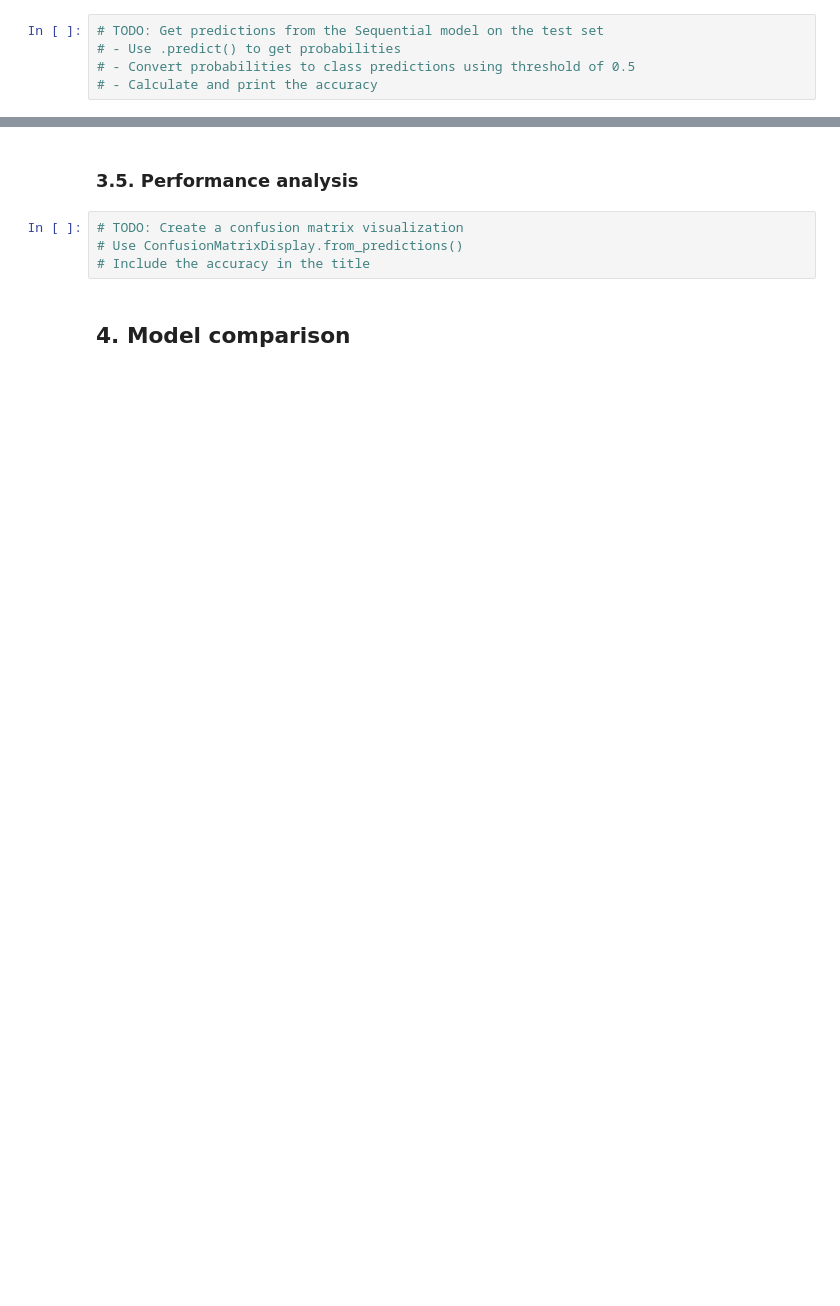
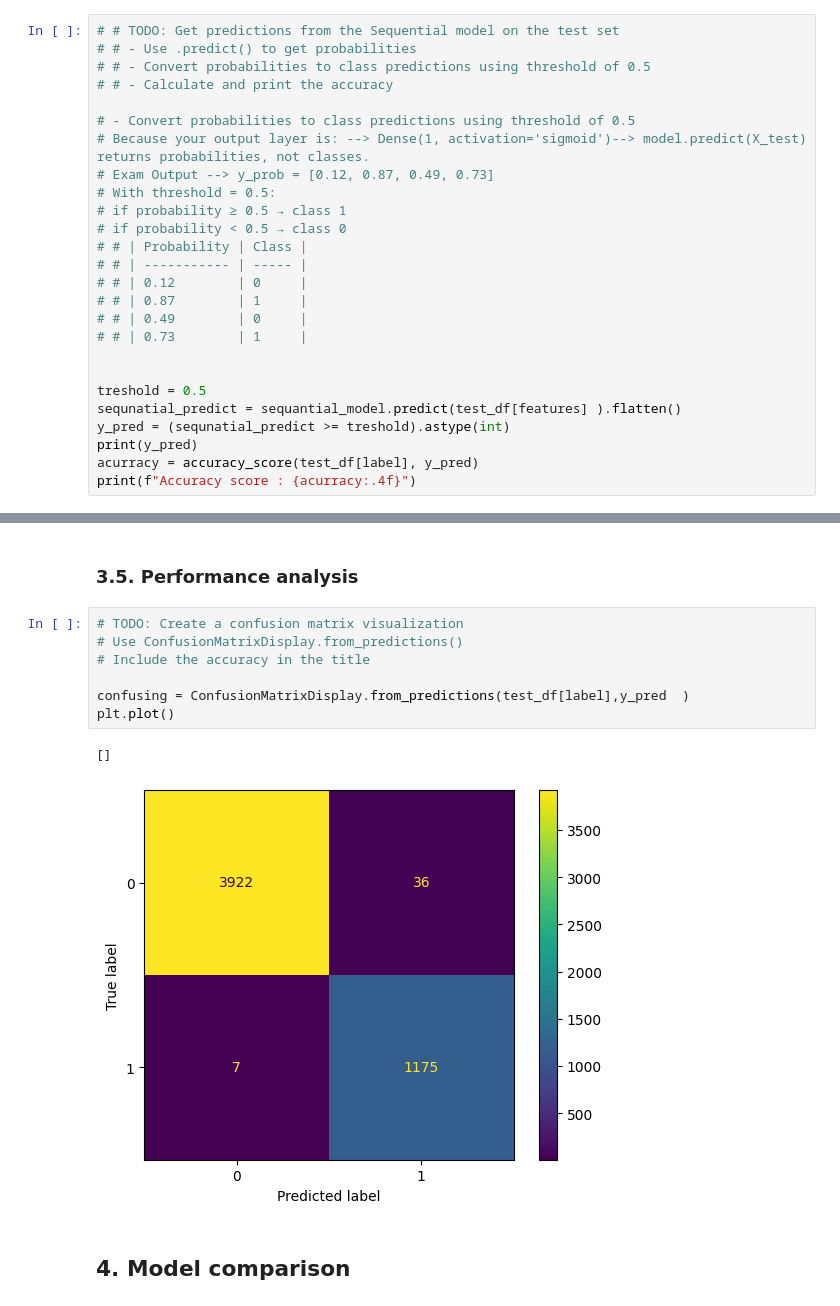
Before and after one commit to Mesterumit/tensorflow-CPU-fork, a Jupyter notebook: Lesson_28_activity (1).ipynb, the cells around one changed output, grey strips where cells are left out. Cells and saved outputs as stored; diff of their text form; blank space fills up the shorter version.

Commit message:
finished sequantial api model and compare it with logistic regression using Confusing Matrix

```diff
--- a/Lesson_28_activity (1).ipynb
+++ b/Lesson_28_activity (1).ipynb
@@ -268,7 +276,28 @@ plt.show()
 # %% [markdown]
 ### 3.4. Test set evaluation
 # %%
-# TODO: Get predictions from the Sequential model on the test set
-# - Use .predict() to get probabilities
+# # TODO: Get predictions from the Sequential model on the test set
+# # - Use .predict() to get probabilities
+# # - Convert probabilities to class predictions using threshold of 0.5
+# # - Calculate and print the accuracy
+
 # - Convert probabilities to class predictions using threshold of 0.5
-# - Calculate and print the accuracy
+# Because your output layer is: --> Dense(1, activation='sigmoid')--> model.predict(X_test) returns probabilities, not classes.
+# Exam Output --> y_prob = [0.12, 0.87, 0.49, 0.73]
+# With threshold = 0.5:
+# if probability ≥ 0.5 → class 1
+# if probability < 0.5 → class 0
+# # | Probability | Class |
+# # | ----------- | ----- |
+# # | 0.12        | 0     |
+# # | 0.87        | 1     |
+# # | 0.49        | 0     |
+# # | 0.73        | 1     |
+
+
+treshold = 0.5
+sequnatial_predict = sequantial_model.predict(test_df[features] ).flatten()
+y_pred = (sequnatial_predict >= treshold).astype(int)
+print(y_pred)
+acurracy = accuracy_score(test_df[label], y_pred)
+print(f"Accuracy score : {acurracy:.4f}")
@@ -277,7 +310,13 @@ plt.show()
 # %%
 # TODO: Create a confusion matrix visualization
 # Use ConfusionMatrixDisplay.from_predictions()
 # Include the accuracy in the title
+
+confusing = ConfusionMatrixDisplay.from_predictions(test_df[label],y_pred  )
+plt.plot()
+# %% [output]
+[]
+[figure, added]
 # %% [markdown]
 ## 4. Model comparison
 # %%
```
Also changed, not shown: parts of 9 cells of this notebook.
